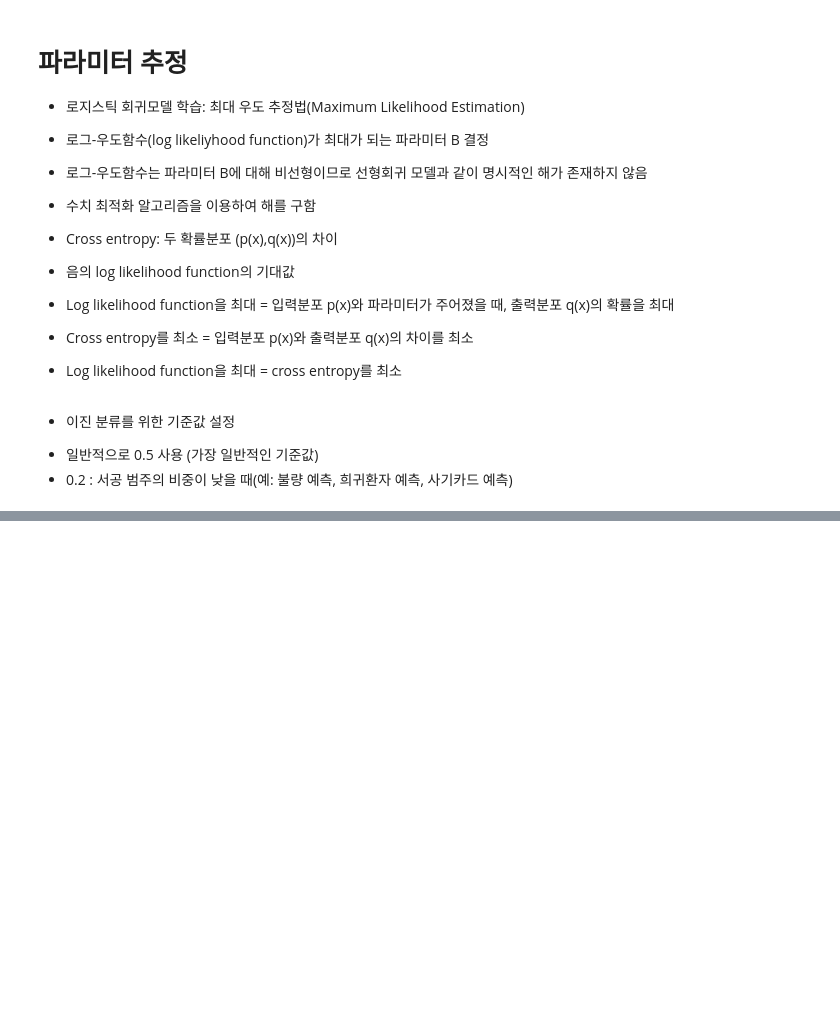
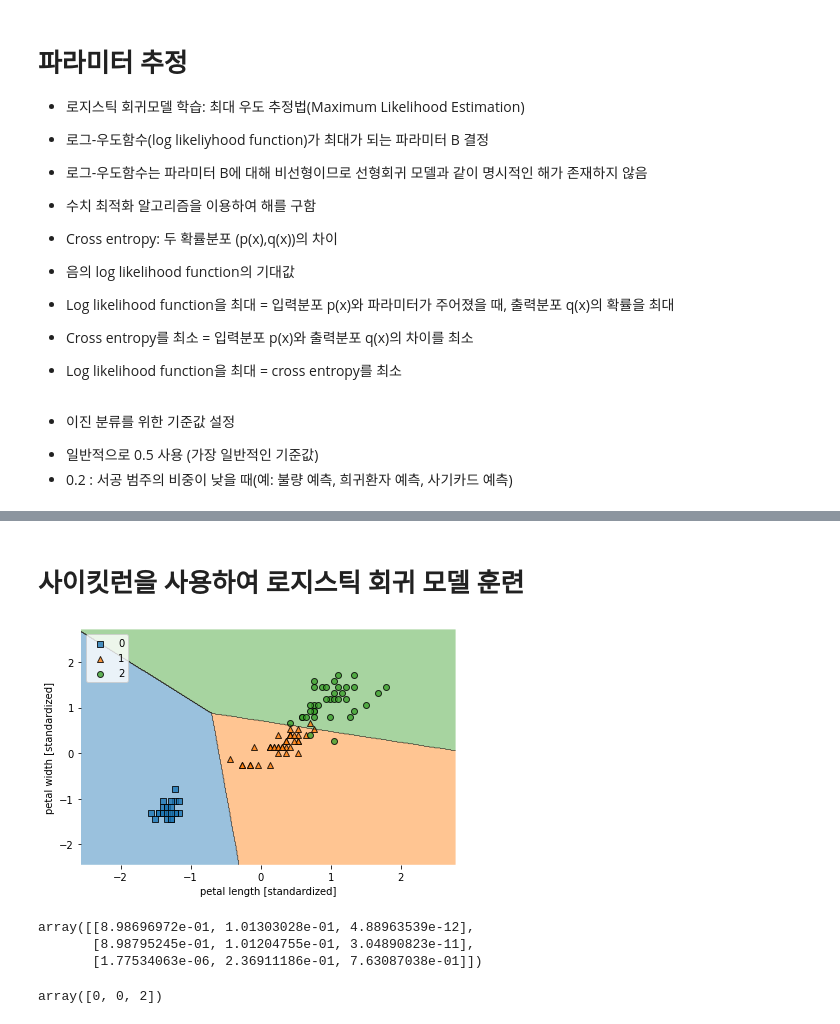
Before and after one commit to DrumDong/MachineLearning-Statistics_Book, a Jupyter notebook: 머신러닝_06th.ipynb, the cells around one changed output, grey strips where cells are left out. Drawn from its saved outputs; the diff is of its cells as text; code cells hidden in the pictures; blank space fills up the shorter version.

Commit message:
로지스틱 회귀 모델

```diff
--- a/머신러닝_06th.ipynb
+++ b/머신러닝_06th.ipynb
@@ -83,3 +83,48 @@ log(Odds)
 
  - 호르몬 피임약을 투여하면 암 확률이 1.12배로 증가
  - 임신 횟수가 1단위 증가 하면 암 확률이 0.96배로 감소 한다
+# %% [markdown]
+# 사이킷런을 사용하여 로지스틱 회귀 모델 훈련
+# %%
+from mlxtend.plotting import plot_decision_regions
+from sklearn.datasets import load_iris
+import matplotlib.pyplot as plt
+
+data = load_iris()
+# %%
+X = data['data'][:,2:]
+y = data['target']
+
+from sklearn.preprocessing import StandardScaler
+scaler = StandardScaler()
+X_std=scaler.fit_transform(X)
+# %%
+from sklearn.model_selection import train_test_split
+
+X_train,X_test,y_train,y_test = train_test_split(X_std,y,random_state=4321)
+# %%
+from sklearn.linear_model import LogisticRegression
+lr = LogisticRegression(solver = 'liblinear',multi_class='auto',
+                        C=100.0,random_state=1)
+lr.fit(X_train,y_train)
+
+plot_decision_regions(X=X_train,
+                      y=y_train,
+                      clf=lr)
+plt.xlabel('petal length [standardized]')
+plt.ylabel('petal width [standardized]')
+plt.legend(loc='upper left')
+plt.tight_layout()
+plt.show()
+# %% [output]
+[figure, added]
+# %%
+lr.predict_proba(X_test[:3,:])
+# %% [output]
+array([[8.98696972e-01, 1.01303028e-01, 4.88963539e-12],
+       [8.98795245e-01, 1.01204755e-01, 3.04890823e-11],
+       [1.77534063e-06, 2.36911186e-01, 7.63087038e-01]])
+# %%
+lr.predict_proba(X_test[:3,:]).argmax(axis=1)
+# %% [output]
+array([0, 0, 2])
```
Also changed, not shown: parts of 4 cells of this notebook.
